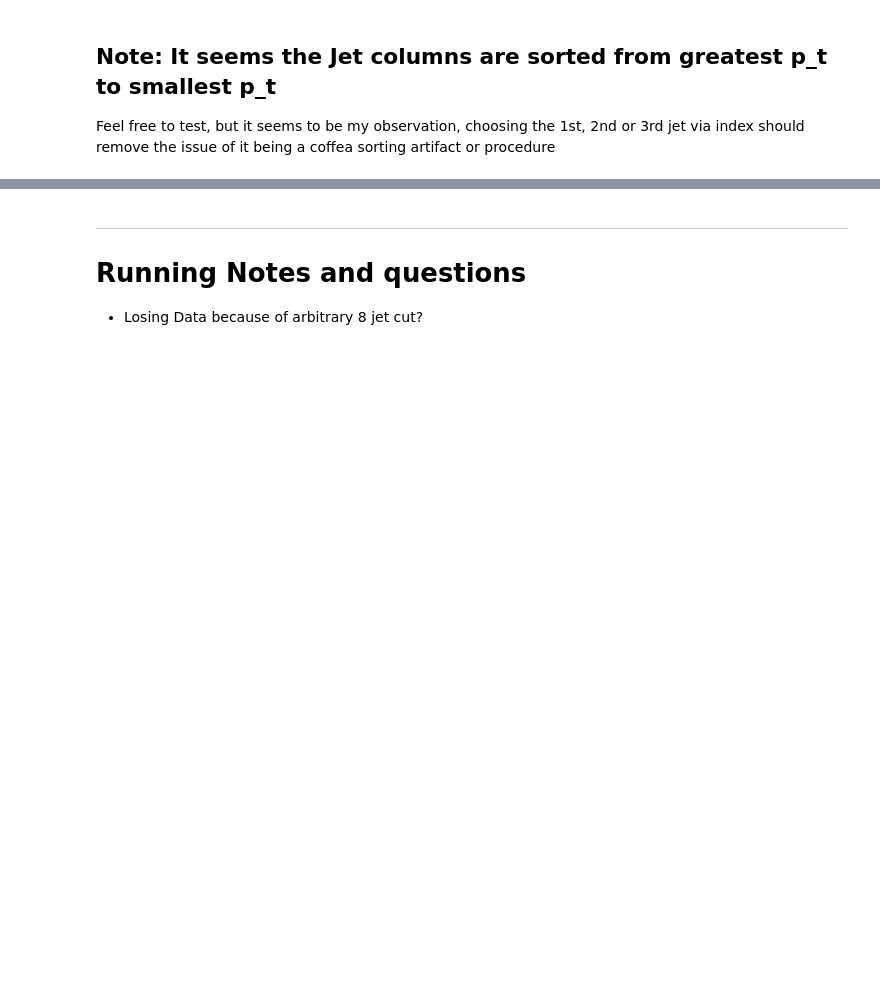
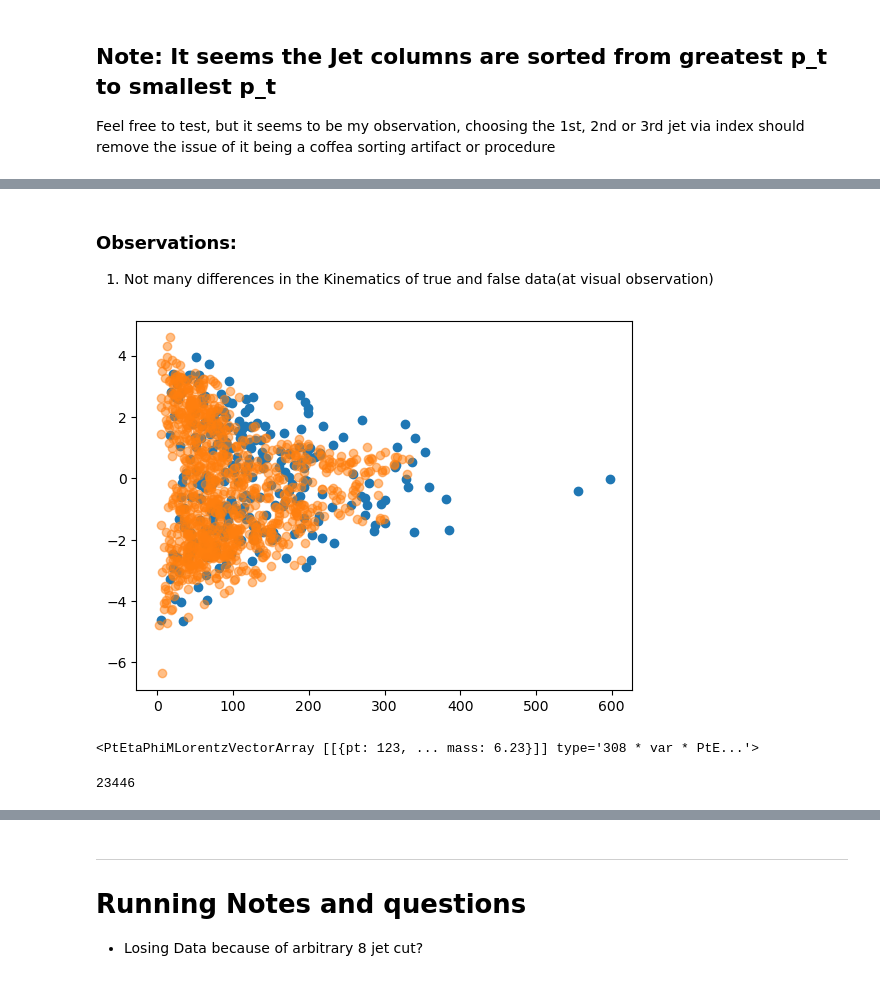
Before and after one commit to zshelton2015/Top_Tag_Repo, a Jupyter notebook: DataPreparation.ipynb, the cells around one changed output, grey strips where cells are left out. Saved outputs shown, nothing was run; the diff lists cells and outputs as text; code cells hidden in the pictures; blank space fills up the shorter version.

```diff
--- a/DataPreparation.ipynb
+++ b/DataPreparation.ipynb
@@ -131,0 +164,26 @@ print(min_3)
+# %% [markdown]
+### Observations:
+1. Not many differences in the Kinematics of true and false data(at visual observation)
+# %%
+plt.scatter(good['p4'].pt,good['p4'].eta)
+plt.scatter(bad['p4'].pt[0:1000],bad['p4'][0:1000].eta,alpha=.5)
+plt.show()
+# %% [output]
+[figure, added]
+# %%
+good['p4'][0].delta_r(good['p4'][1])
+good['p4'].pt[0]
+combs['0']['p4']
+# %% [output]
+<PtEtaPhiMLorentzVectorArray [[{pt: 123, ... mass: 6.23}]] type='308 * var * PtE...'>
+# %%
+t_array=ak.ArrayBuilder()
+for val in test_jets:
+    t_array.append([val['0']['p4'].delta_r(val['1']['p4']),
+                    val['0']['p4'].delta_r(val['2']['p4']),
+                    val['1']['p4'].delta_r(val['2']['p4'])])
+print(len(validation))
+good_deltar=t_array[validation]
+bad_deltar=t_array[np.invert(validation)]
+# %% [output]
+23446
```
Also changed, not shown: parts of 24 cells of this notebook, 15 other files.
